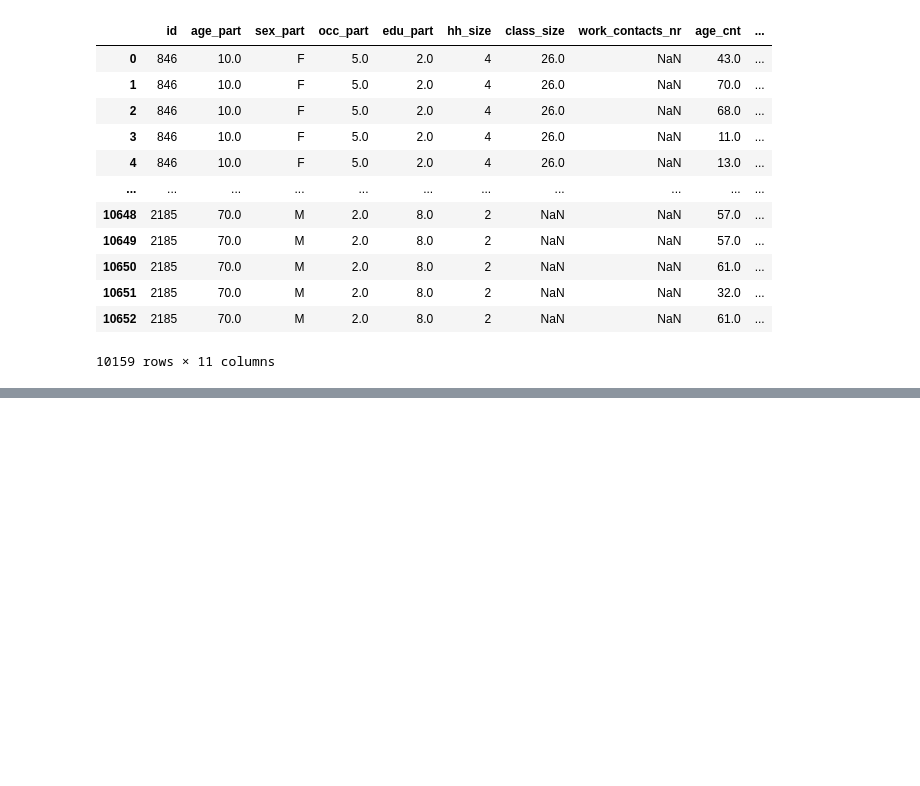
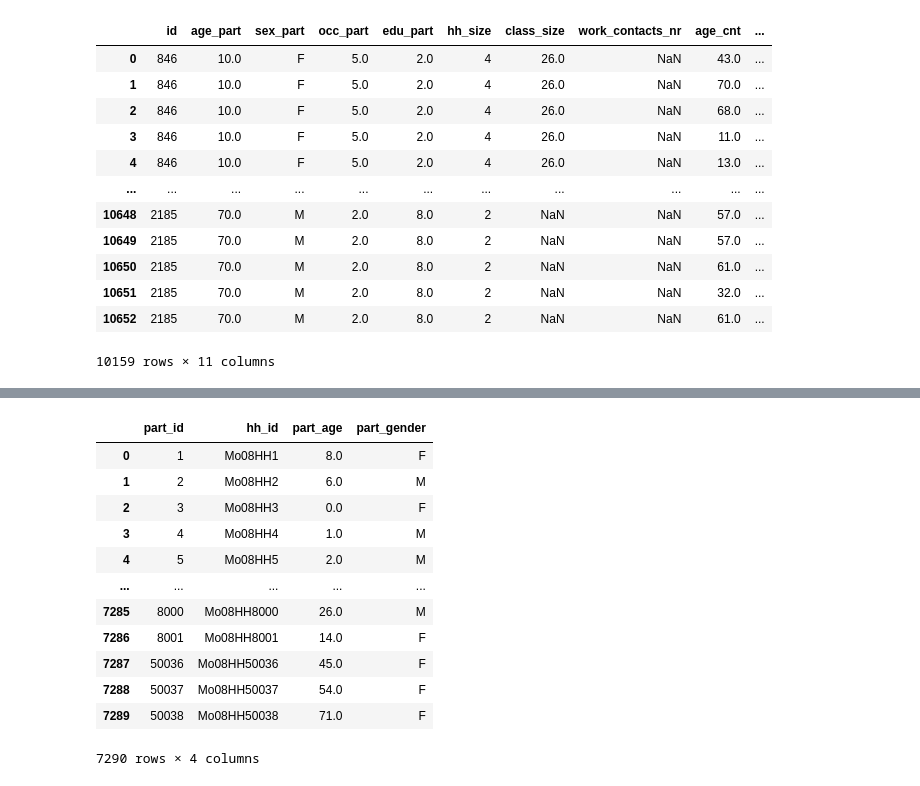
Before and after one commit to ShozenD/cntmosaic, a Jupyter notebook: cntmosaic/tutorial/germany.ipynb, the cells around one changed output, grey strips where cells are left out. Drawn from its saved outputs; the diff is of its cells as text; code cells hidden in the pictures; blank space fills up the shorter version.

```diff
--- a/cntmosaic/tutorial/germany.ipynb
+++ b/cntmosaic/tutorial/germany.ipynb
@@ -31,0 +38,18 @@ from cntmosaic.dataloader import CoordToColumns
+# %%
+p = pd.read_csv('2008_Mossong_POLYMOD_participant_common.csv')
+# %%
+p
+# %% [output]
+|  | part_id | hh_id | part_age | part_gender |
+| 0 | 1 | Mo08HH1 | 8.0 | F |
+| 1 | 2 | Mo08HH2 | 6.0 | M |
+| 2 | 3 | Mo08HH3 | 0.0 | F |
+| 3 | 4 | Mo08HH4 | 1.0 | M |
+| 4 | 5 | Mo08HH5 | 2.0 | M |
+| ... | ... | ... | ... | ... |
+| 7285 | 8000 | Mo08HH8000 | 26.0 | M |
+| 7286 | 8001 | Mo08HH8001 | 14.0 | F |
+| 7287 | 50036 | Mo08HH50036 | 45.0 | F |
+| 7288 | 50037 | Mo08HH50037 | 54.0 | F |
+| 7289 | 50038 | Mo08HH50038 | 71.0 | F |
+7290 rows × 4 columns
```
Also changed, not shown: parts of 28 cells of this notebook.
